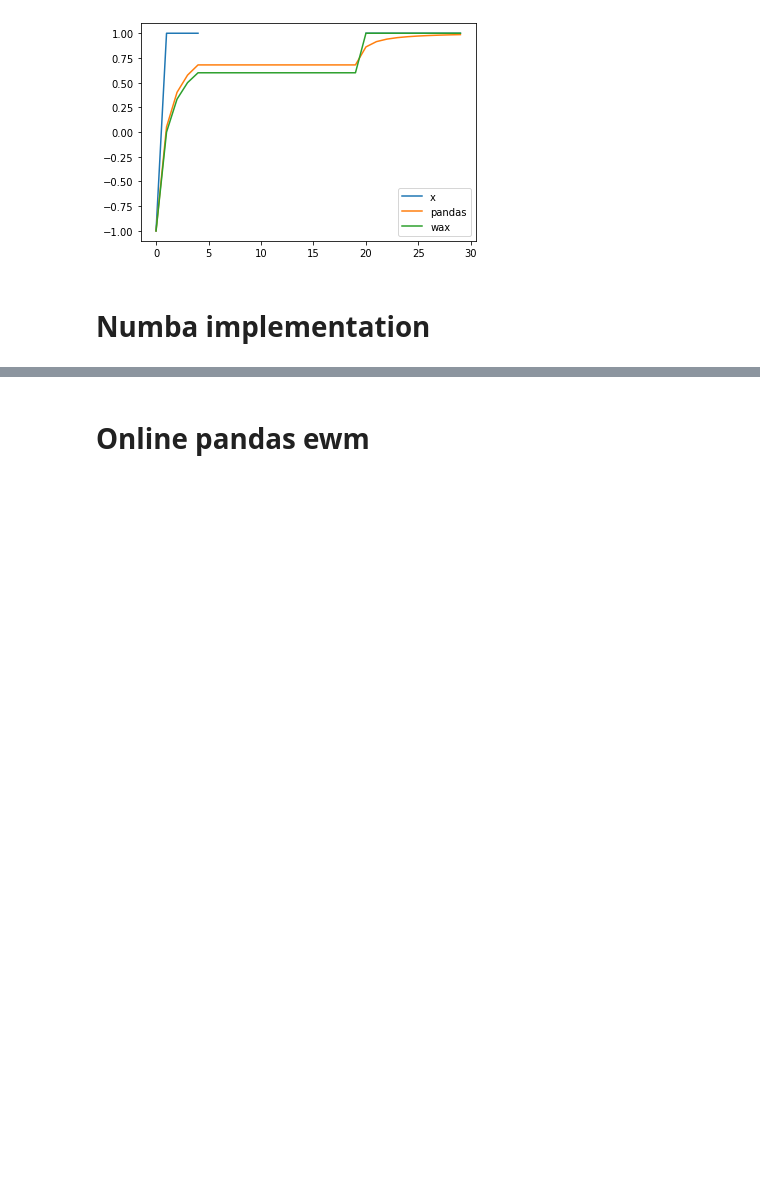
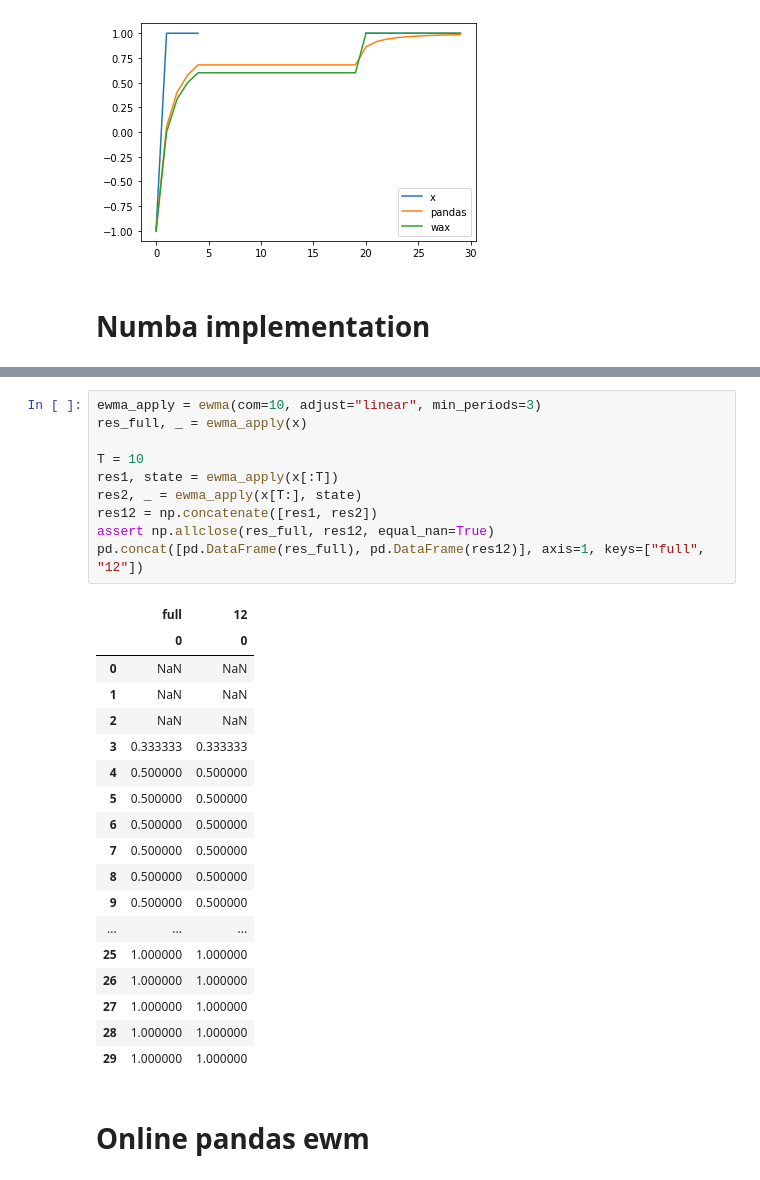
Before and after one commit to eserie/wax-ml, a Jupyter notebook: docs/notebooks/09_EWMA_options.ipynb, the cells around one changed output, grey strips where cells are left out. Drawn from its saved outputs; the diff is of its cells as text; blank space fills up the shorter version.

```diff
--- a/docs/notebooks/09_EWMA_options.ipynb
+++ b/docs/notebooks/09_EWMA_options.ipynb
@@ -443,6 +442,35 @@ pd.DataFrame(res).plot()
 # %% [output]
 <AxesSubplot:>
 [figure]
+# %%
+ewma_apply = ewma(com=10, adjust="linear", min_periods=3)
+res_full, _ = ewma_apply(x)
+
+T = 10
+res1, state = ewma_apply(x[:T])
+res2, _ = ewma_apply(x[T:], state)
+res12 = np.concatenate([res1, res2])
+assert np.allclose(res_full, res12, equal_nan=True)
+pd.concat([pd.DataFrame(res_full), pd.DataFrame(res12)], axis=1, keys=["full", "12"])
+# %% [output]
+|  | full | 12 |
+|  | 0 | 0 |
+| 0 | NaN | NaN |
+| 1 | NaN | NaN |
+| 2 | NaN | NaN |
+| 3 | 0.333333 | 0.333333 |
+| 4 | 0.500000 | 0.500000 |
+| 5 | 0.500000 | 0.500000 |
+| 6 | 0.500000 | 0.500000 |
+| 7 | 0.500000 | 0.500000 |
+| 8 | 0.500000 | 0.500000 |
+| 9 | 0.500000 | 0.500000 |
+| ... | ... | ... |
+| 25 | 1.000000 | 1.000000 |
+| 26 | 1.000000 | 1.000000 |
+| 27 | 1.000000 | 1.000000 |
+| 28 | 1.000000 | 1.000000 |
+| 29 | 1.000000 | 1.000000 |
 # %% [markdown]
 # Online pandas ewm
 # %%
```
Also changed, not shown: parts of 2 cells of this notebook, 2 other files.
